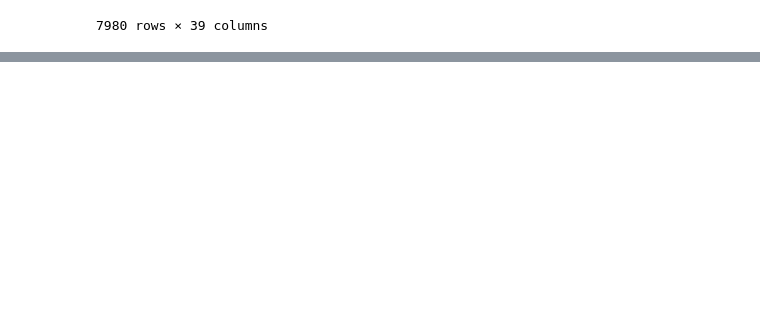
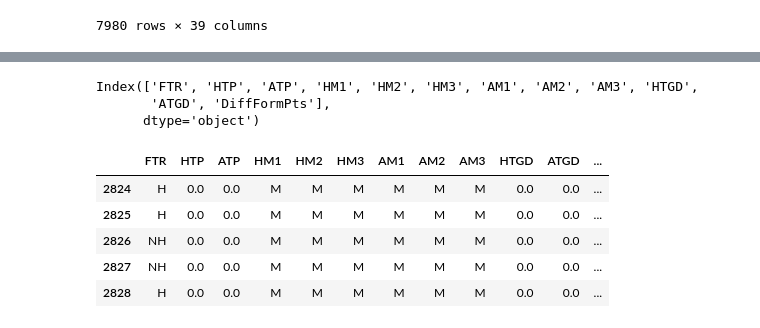
Before and after one commit to har-wicak/ML-Project, a Jupyter notebook: EPL Prediction (Classification).ipynb, the cells around one changed output, grey strips where cells are left out. Drawn from its saved outputs; the diff is of its cells as text; code cells hidden in the pictures; blank space fills up the shorter version.

```diff
--- a/EPL Prediction (Classification).ipynb
+++ b/EPL Prediction (Classification).ipynb
@@ -456,0 +510,23 @@ final_df
+# %%
+final_df2 = final_df.copy().drop(columns = ['Date', 'HomeTeam', 'AwayTeam', 'FTHG', 'FTAG',
+       'HTGS', 'ATGS', 'HTGC', 'ATGC',
+       'HM4', 'HM5','AM4', 'AM5', 'MW', 'HTFormPtsStr',
+       'ATFormPtsStr', 'HTFormPts', 'ATFormPts', 'HTWinStreak3',
+       'HTWinStreak5', 'HTLossStreak3', 'HTLossStreak5', 'ATWinStreak3',
+       'ATWinStreak5', 'ATLossStreak3', 'ATLossStreak5',
+       'DiffPts'])
+# %%
+final_df2.keys()
+# %% [output]
+Index(['FTR', 'HTP', 'ATP', 'HM1', 'HM2', 'HM3', 'AM1', 'AM2', 'AM3', 'HTGD',
+       'ATGD', 'DiffFormPts'],
+      dtype='object')
+# %%
+final_df2.head()
+# %% [output]
+|  | FTR | HTP | ATP | HM1 | HM2 | HM3 | AM1 | AM2 | AM3 | HTGD | ATGD | ... |
+| 2824 | H | 0.0 | 0.0 | M | M | M | M | M | M | 0.0 | 0.0 | ... |
+| 2825 | H | 0.0 | 0.0 | M | M | M | M | M | M | 0.0 | 0.0 | ... |
+| 2826 | NH | 0.0 | 0.0 | M | M | M | M | M | M | 0.0 | 0.0 | ... |
+| 2827 | NH | 0.0 | 0.0 | M | M | M | M | M | M | 0.0 | 0.0 | ... |
+| 2828 | H | 0.0 | 0.0 | M | M | M | M | M | M | 0.0 | 0.0 | ... |
```
Also changed, not shown: parts of 16 cells of this notebook, 3 other files.
